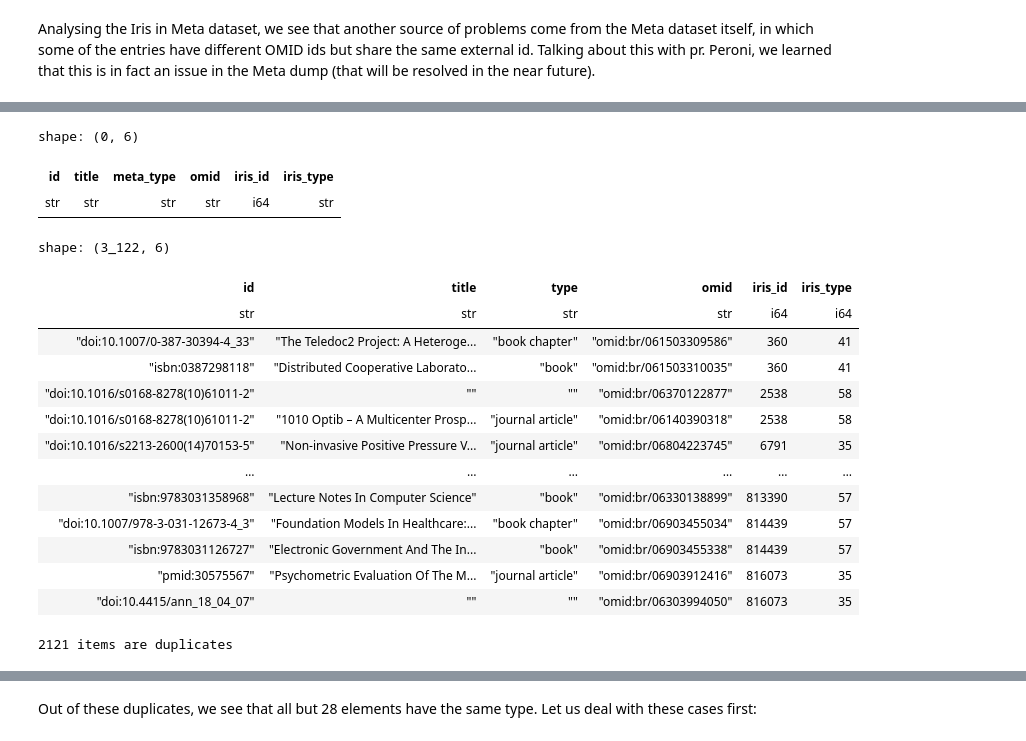
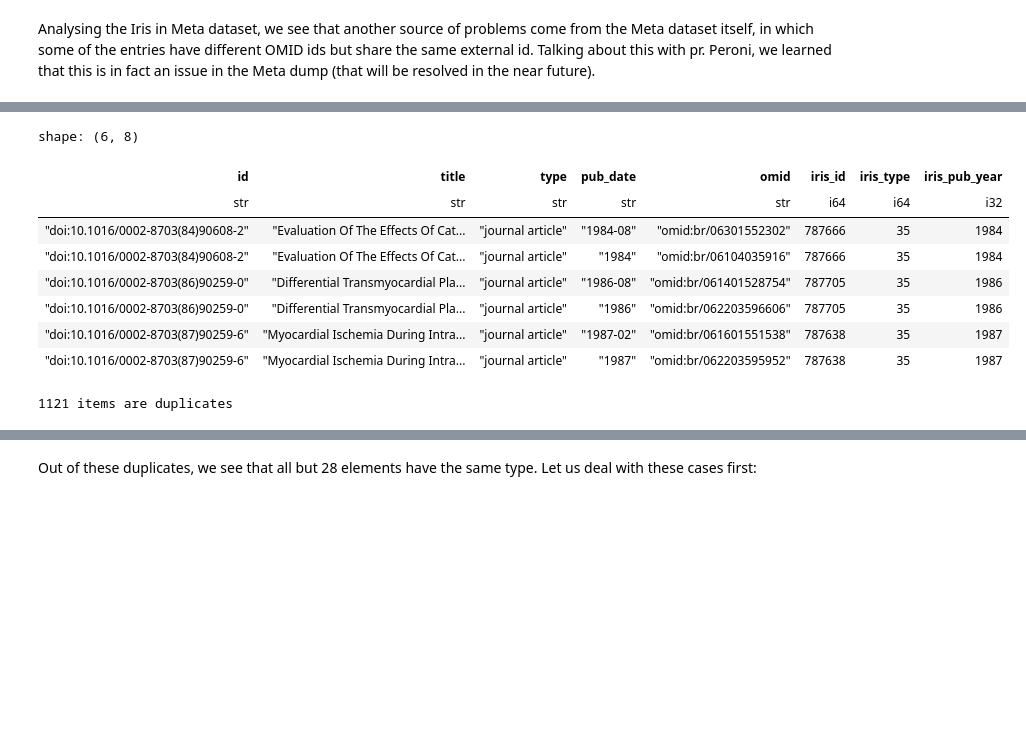
Before and after one commit to open-sci/2023-2024-atreides-code, a Jupyter notebook: notebooks/workflow.ipynb, the cells around one changed output, grey strips where cells are left out. Cells and saved outputs as stored; diff of their text form; code cells hidden in the pictures; blank space fills up the shorter version.

```diff
--- a/notebooks/workflow.ipynb
+++ b/notebooks/workflow.ipynb
@@ -727,7 +708,7 @@ process_meta_zip(meta_path)
 # %% [markdown]
 Analysing the Iris in Meta dataset, we see that another source of problems come from the Meta dataset itself, in which some of the entries have different OMID ids but share the same external id. Talking about this with pr. Peroni, we learned that this is in fact an issue in the Meta dump (that will be resolved in the near future).
 # %%
-lf_iim = pl.scan_parquet('../data/iris_in_meta/*.parquet')
+lf_iim = pl.scan_parquet('../data/iris_in_meta/temp_chunks/*.parquet')
 
 lf_iim.select(pl.len()).collect()
 # %% [output]
@@ -747,7 +729,13 @@ shape: (3, 8)
 # %%
 #example of duplicates
-lf_iim.filter(pl.col('id').str.contains('doi')).filter(pl.col('id').is_duplicated()).sort('id').head(6).collect(streaming=True)
+lf_iim.filter(pl.col('id').str.contains('doi')).filter(pl.col('id').is_duplicated()).sort('id').head(6).collect()
 # %% [output]
-shape: (0, 6)
+shape: (6, 8)
-| id | title | meta_type | omid | iris_id | iris_type |
-| str | str | str | str | i64 | str |
+| id | title | type | pub_date | omid | iris_id | iris_type | iris_pub_year |
+| str | str | str | str | str | i64 | i64 | i32 |
+| "doi:10.1016/0002-8703(84)90608-2" | "Evaluation Of The Effects Of Cat... | "journal article" | "1984-08" | "omid:br/06301552302" | 787666 | 35 | 1984 |
+| "doi:10.1016/0002-8703(84)90608-2" | "Evaluation Of The Effects Of Cat... | "journal article" | "1984" | "omid:br/06104035916" | 787666 | 35 | 1984 |
+| "doi:10.1016/0002-8703(86)90259-0" | "Differential Transmyocardial Pla... | "journal article" | "1986-08" | "omid:br/061401528754" | 787705 | 35 | 1986 |
+| "doi:10.1016/0002-8703(86)90259-0" | "Differential Transmyocardial Pla... | "journal article" | "1986" | "omid:br/062203596606" | 787705 | 35 | 1986 |
+| "doi:10.1016/0002-8703(87)90259-6" | "Myocardial Ischemia During Intra... | "journal article" | "1987-02" | "omid:br/061601551538" | 787638 | 35 | 1987 |
+| "doi:10.1016/0002-8703(87)90259-6" | "Myocardial Ischemia During Intra... | "journal article" | "1987" | "omid:br/062203595952" | 787638 | 35 | 1987 |
@@ -756,24 +742,7 @@ lf_iim = lf_iim_test#.filter(pl.col('iris_id').is_duplicated()).sort('iris_id').
-# %%
-lf_iim_test.filter(pl.col('iris_id').is_duplicated()).sort('iris_id').collect()
-# %% [output]
-shape: (3_122, 6)
-| id | title | type | omid | iris_id | iris_type |
-| str | str | str | str | i64 | i64 |
-| "doi:10.1007/0-387-30394-4_33" | "The Teledoc2 Project: A Heteroge... | "book chapter" | "omid:br/061503309586" | 360 | 41 |
-| "isbn:0387298118" | "Distributed Cooperative Laborato... | "book" | "omid:br/061503310035" | 360 | 41 |
-| "doi:10.1016/s0168-8278(10)61011-2" | "" | "" | "omid:br/06370122877" | 2538 | 58 |
-| "doi:10.1016/s0168-8278(10)61011-2" | "1010 Optib – A Multicenter Prosp... | "journal article" | "omid:br/06140390318" | 2538 | 58 |
-| "doi:10.1016/s2213-2600(14)70153-5" | "Non-invasive Positive Pressure V... | "journal article" | "omid:br/06804223745" | 6791 | 35 |
-| … | … | … | … | … | … |
-| "isbn:9783031358968" | "Lecture Notes In Computer Science" | "book" | "omid:br/06330138899" | 813390 | 57 |
-| "doi:10.1007/978-3-031-12673-4_3" | "Foundation Models In Healthcare:... | "book chapter" | "omid:br/06903455034" | 814439 | 57 |
-| "isbn:9783031126727" | "Electronic Government And The In... | "book" | "omid:br/06903455338" | 814439 | 57 |
-| "pmid:30575567" | "Psychometric Evaluation Of The M... | "journal article" | "omid:br/06903912416" | 816073 | 35 |
-| "doi:10.4415/ann_18_04_07" | "" | "" | "omid:br/06303994050" | 816073 | 35 |
 # %%
-print(lf_iim.filter(pl.col('id').is_duplicated()).select(pl.len()).collect(streaming=True).item(), 'items are duplicates')
+print(lf_iim.filter(pl.col('id').is_duplicated()).select(pl.len()).collect().item(), 'items are duplicates')
 # %% [output]
-2121 items are duplicates
+1121 items are duplicates
 # %%
 lf_iim.head().collect()
 # %% [output]
```
Also changed, not shown: parts of 43 cells of this notebook, 3 other files.
